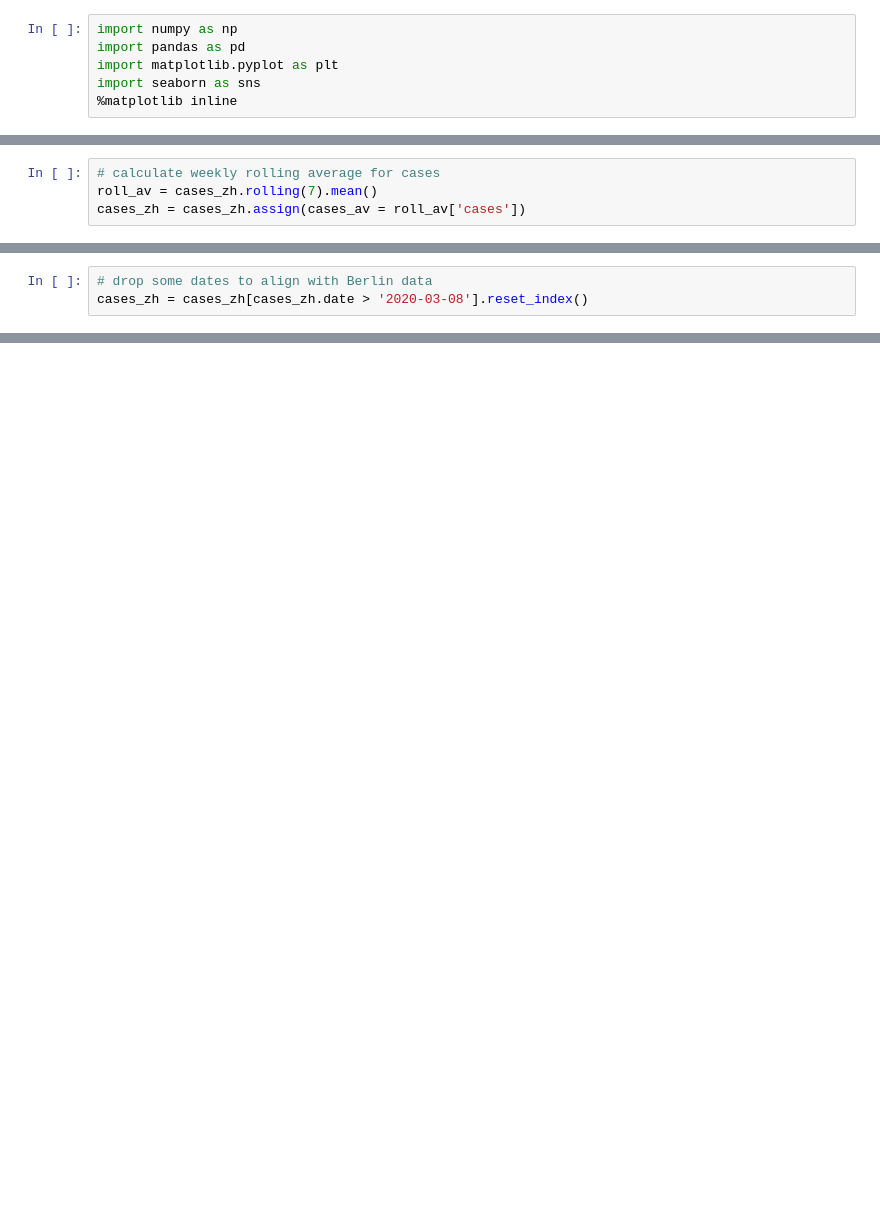
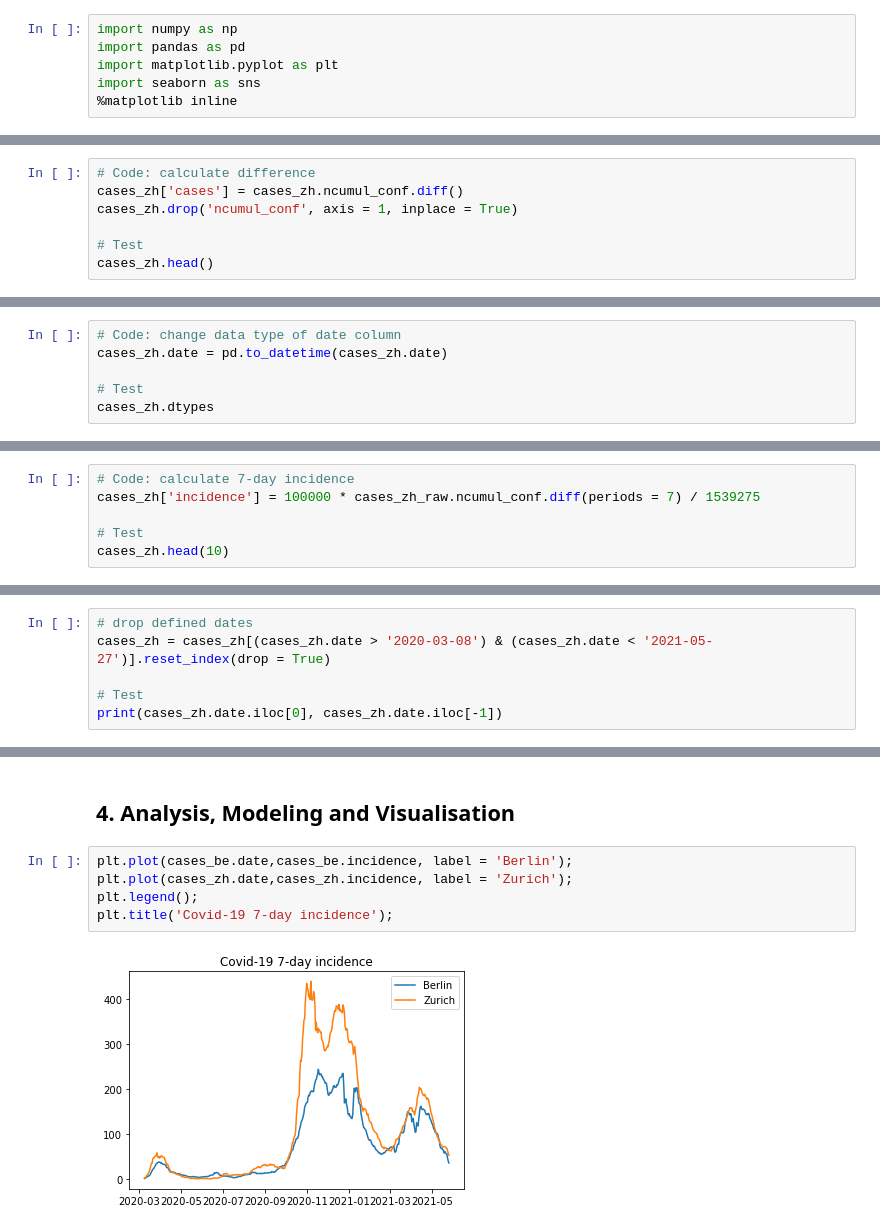
Before and after one commit to zoraaroz/covid19-cases-lockdowns, a Jupyter notebook: data_analysis.ipynb, the cells around one changed output, grey strips where cells are left out. Drawn from its saved outputs; the diff is of its cells as text; blank space fills up the shorter version.

```diff
--- a/data_analysis.ipynb
+++ b/data_analysis.ipynb
@@ -200,0 +535,7 @@ cases_zh.drop(columns = ['year','week'], axis = 0, inplace = True)
+# %%
+# Code: calculate difference
+cases_zh['cases'] = cases_zh.ncumul_conf.diff()
+cases_zh.drop('ncumul_conf', axis = 1, inplace = True)
+
+# Test
+cases_zh.head()
@@ -200,0 +552,6 @@ cases_zh.drop(columns = ['year','week'], axis = 0, inplace = True)
+# %%
+# Code: change data type of date column
+cases_zh.date = pd.to_datetime(cases_zh.date)
+
+# Test
+cases_zh.dtypes
@@ -201,4 +577,6 @@ cases_zh.drop(columns = ['year','week'], axis = 0, inplace = True)
 # %%
-# calculate weekly rolling average for cases
-roll_av = cases_zh.rolling(7).mean()
-cases_zh = cases_zh.assign(cases_av = roll_av['cases'])
+# Code: calculate 7-day incidence
+cases_zh['incidence'] = 100000 * cases_zh_raw.ncumul_conf.diff(periods = 7) / 1539275
+
+# Test
+cases_zh.head(10)
@@ -205,3 +598,6 @@ cases_zh = cases_zh.assign(cases_av = roll_av['cases'])
 # %%
-# drop some dates to align with Berlin data
-cases_zh = cases_zh[cases_zh.date > '2020-03-08'].reset_index()
+# drop defined dates
+cases_zh = cases_zh[(cases_zh.date > '2020-03-08') & (cases_zh.date < '2021-05-27')].reset_index(drop = True)
+
+# Test
+print(cases_zh.date.iloc[0], cases_zh.date.iloc[-1])
@@ -211,0 +838,9 @@ plt.plot(cases_zh.date,cases_zh.cases_av);
+# %% [markdown]
+## 4. Analysis, Modeling and Visualisation <a id='analysis'></a>
+# %%
+plt.plot(cases_be.date,cases_be.incidence, label = 'Berlin');
+plt.plot(cases_zh.date,cases_zh.incidence, label = 'Zurich');
+plt.legend();
+plt.title('Covid-19 7-day incidence');
+# %% [output]
+[figure, new version]
```
Also changed, not shown: parts of 113 cells of this notebook, 5 other files.
